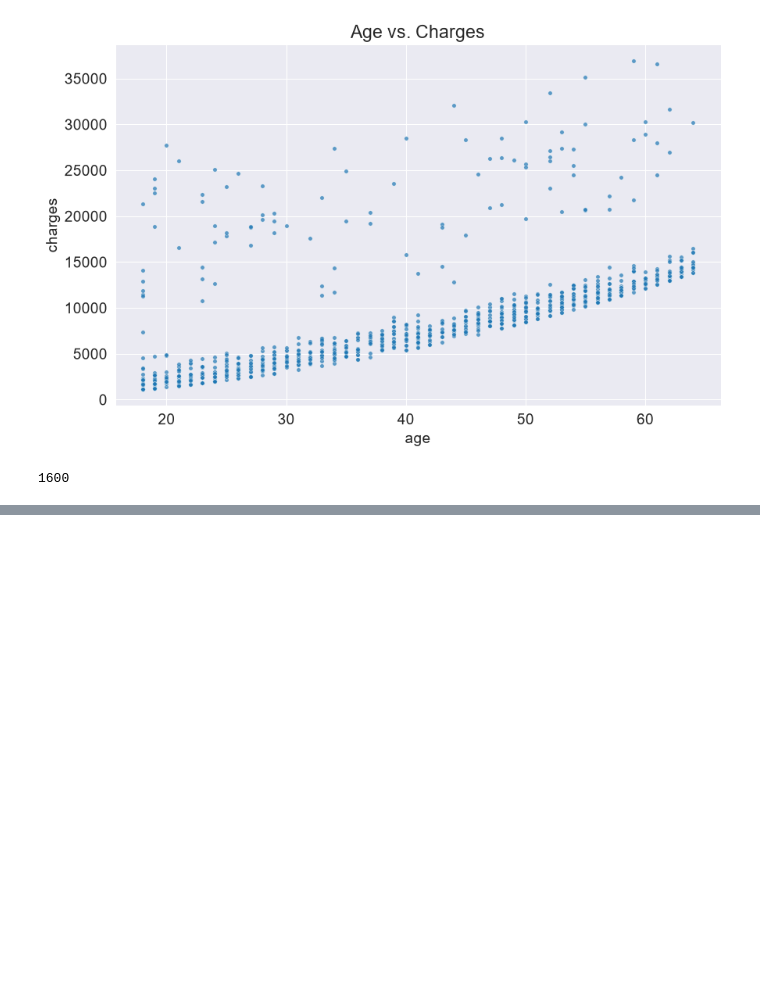
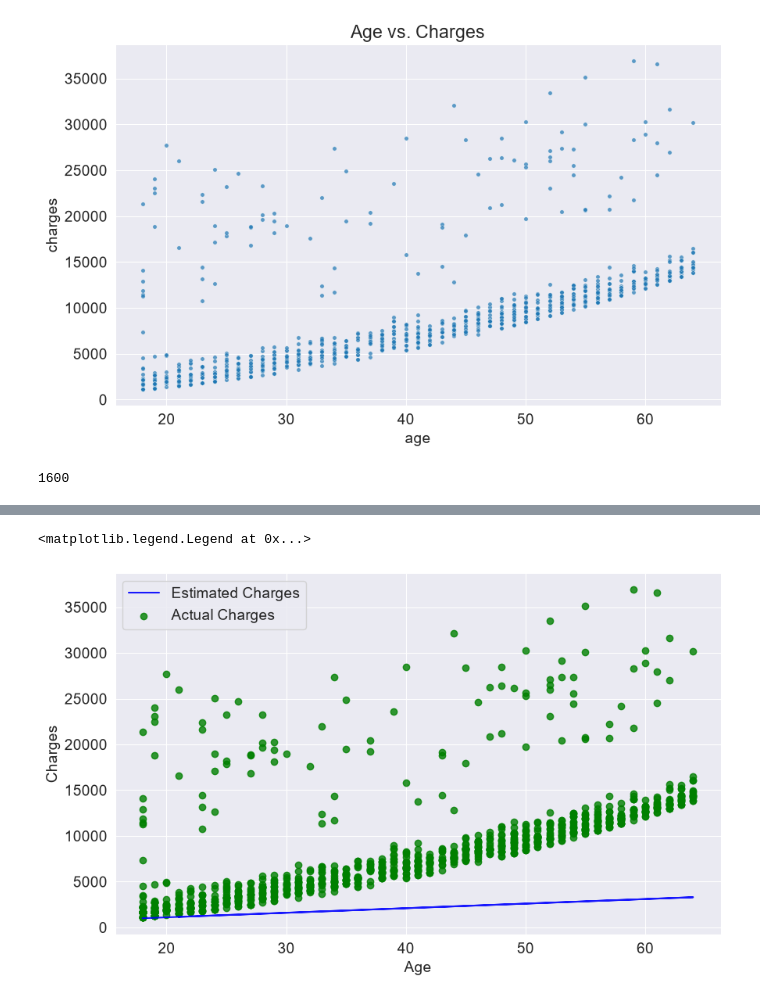
Before and after one commit to naren1003/Medical-Expendituer-calc, a Jupyter notebook: jy_ml.ipynb, the cells around one changed output, grey strips where cells are left out. Cells and saved outputs as stored; diff of their text form; code cells hidden in the pictures; blank space fills up the shorter version.

```diff
--- a/jy_ml.ipynb
+++ b/jy_ml.ipynb
@@ -223,0 +278,10 @@ age = non_smoker_df.age
+# %%
+target = non_smoker_df.charges
+plt.plot(age, estimated_charges, color='blue', label='Estimated Charges',alpha = 0.9);
+plt.scatter(age, target, color='green', label='Actual Charges', alpha=0.8);
+plt.xlabel('Age')
+plt.ylabel('Charges')
+plt.legend(['Estimated Charges','Actual Charges'])
+# %% [output]
+<matplotlib.legend.Legend at 0x...>
+[figure, added]
```
Also changed, not shown: parts of 7 cells of this notebook.
